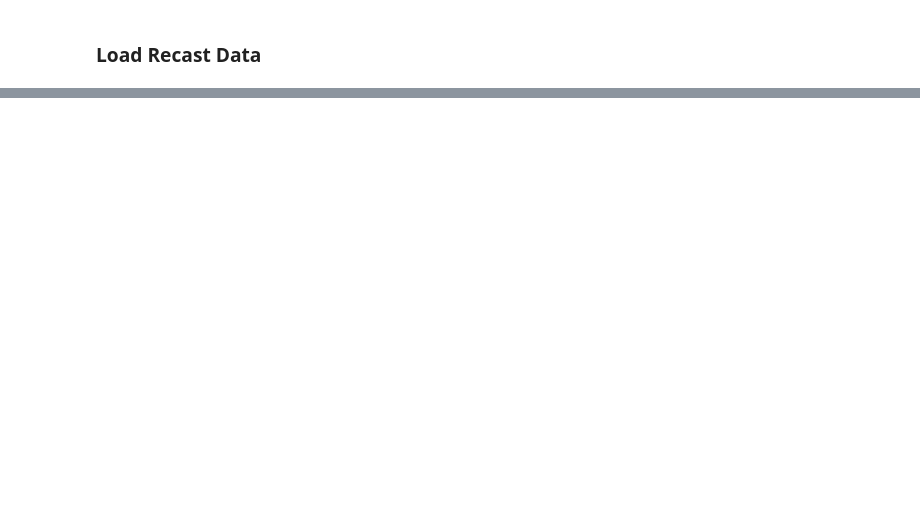
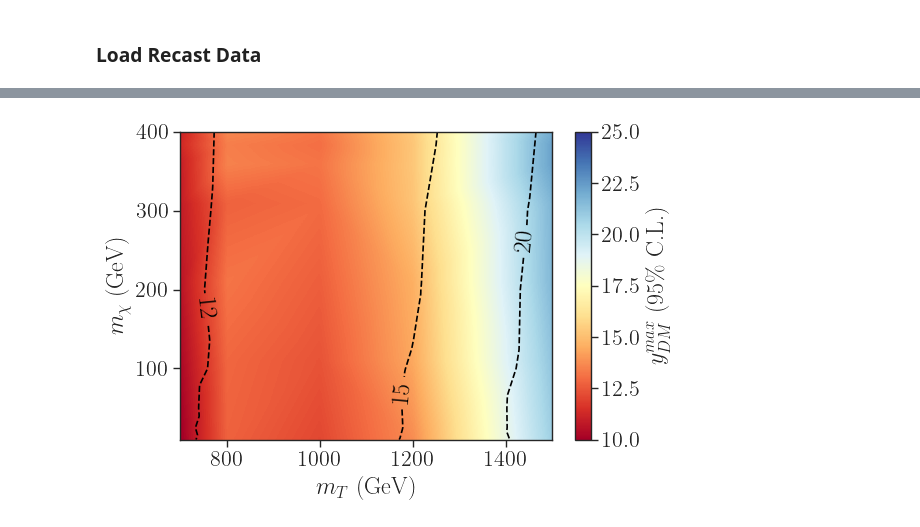
Before and after one commit to andlessa/SMStoEFT, a Jupyter notebook: notebooks/plotExclusion-CMS_mtt.ipynb, the cells around one changed output, grey strips where cells are left out. Saved outputs shown, nothing was run; the diff lists cells and outputs as text; code cells hidden in the pictures; blank space fills up the shorter version.

```diff
--- a/notebooks/plotExclusion-CMS_mtt.ipynb
+++ b/notebooks/plotExclusion-CMS_mtt.ipynb
@@ -226,0 +51,23 @@ plt.show()
+# %%
+# Interpolate to create more points
+xnew = np.linspace(recastData['mST'].min(),recastData['mST'].max(),200)
+ynew = np.linspace(recastData['mChi'].min(),recastData['mChi'].max(),200)
+ynew = xnew-ynew
+xi = np.array([list(v) for v in itertools.product(xnew,ynew)])
+znew = griddata(list(zip(recastData['mST'],recastData['mST']-recastData['mChi'])),recastData['yDM (95% C.L.)'],xi=xi,
+                method='linear')
+znew = np.reshape(znew,(len(xnew),len(ynew)))
+x,y  = np.meshgrid(xnew,ynew,indexing='ij')
+# %%
+plt.figure(figsize=(6,4))
+plt.imshow(znew.T, extent=[x.min(),x.max(), y.min(), y.max()], origin='lower',
+                  cmap=cm,aspect='auto',vmin=10,vmax=25)
+plt.colorbar(label=r'$y_{DM}^{max}$ (95\% C.L.)')
+plt.xlabel(r'$m_{T}$ (GeV)')
+plt.ylabel(r'$m_{\chi}$ (GeV)')
+contours = plt.contour(x, y, znew, [12.,15.,20.], colors='black',linestyles='dashed')
+plt.clabel(contours, inline=True, fontsize=18)
+# plt.xlim(500,800)
+plt.show()
+# %% [output]
+[figure, added]
```
Also changed, not shown: parts of 26 cells of this notebook, 4 other files.
